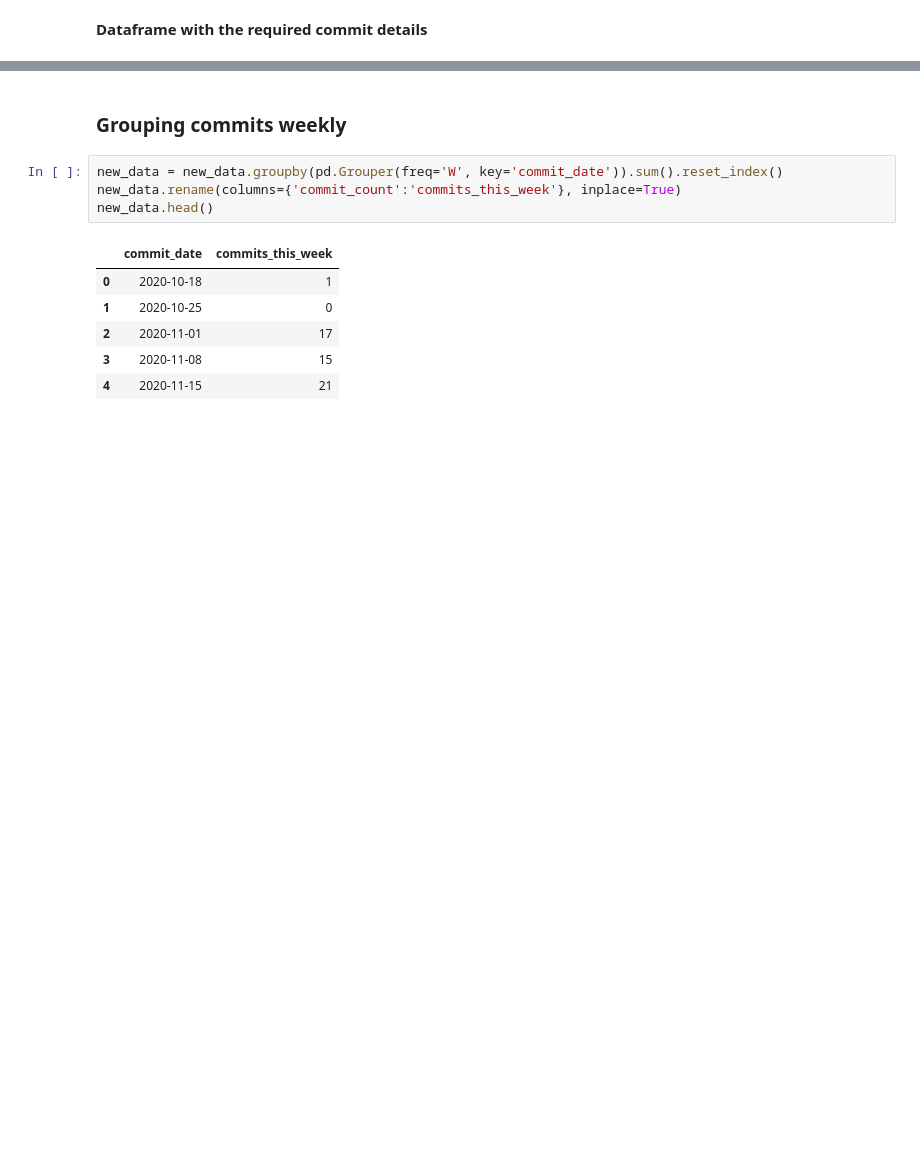
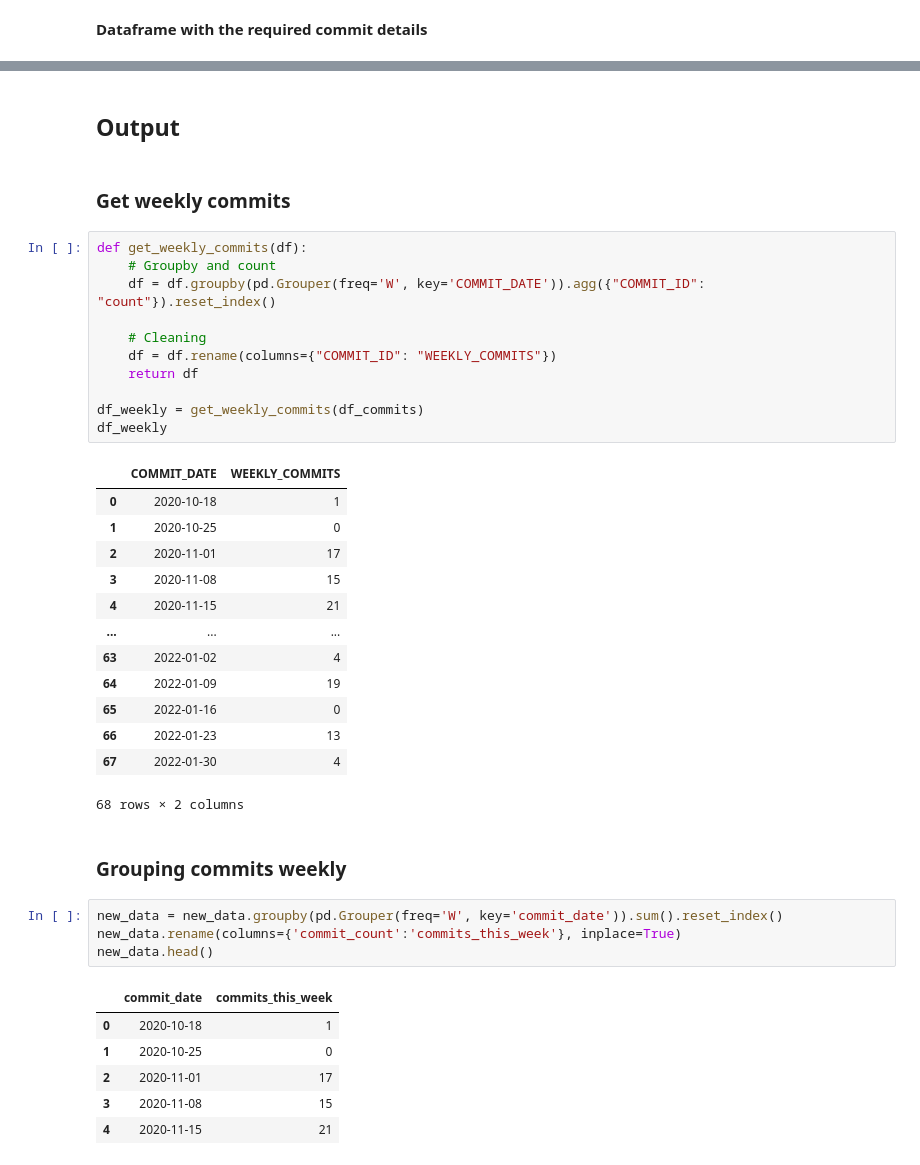
Before and after one commit to jupyter-naas/awesome-notebooks, a Jupyter notebook: Github/Github_Get_weekly_commits.ipynb, the cells around one changed output, grey strips where cells are left out. Cells and saved outputs as stored; diff of their text form; blank space fills up the shorter version.

```diff
--- a/Github/Github_Get_weekly_commits.ipynb
+++ b/Github/Github_Get_weekly_commits.ipynb
@@ -100,3 +158,32 @@ new_data.head()
+# %% [markdown]
+## Output
+# %% [markdown]
+### Get weekly commits
+# %%
+def get_weekly_commits(df):
+    # Groupby and count
+    df = df.groupby(pd.Grouper(freq='W', key='COMMIT_DATE')).agg({"COMMIT_ID": "count"}).reset_index()
+
+    # Cleaning
+    df = df.rename(columns={"COMMIT_ID": "WEEKLY_COMMITS"})
+    return df
+
+df_weekly = get_weekly_commits(df_commits)
+df_weekly
+# %% [output]
+|  | COMMIT_DATE | WEEKLY_COMMITS |
+| 0 | 2020-10-18 | 1 |
+| 1 | 2020-10-25 | 0 |
+| 2 | 2020-11-01 | 17 |
+| 3 | 2020-11-08 | 15 |
+| 4 | 2020-11-15 | 21 |
+| ... | ... | ... |
+| 63 | 2022-01-02 | 4 |
+| 64 | 2022-01-09 | 19 |
+| 65 | 2022-01-16 | 0 |
+| 66 | 2022-01-23 | 13 |
+| 67 | 2022-01-30 | 4 |
+68 rows × 2 columns
 # %% [markdown]
 ### Grouping commits weekly
 # %%
```
Also changed, not shown: parts of 10 cells of this notebook.
